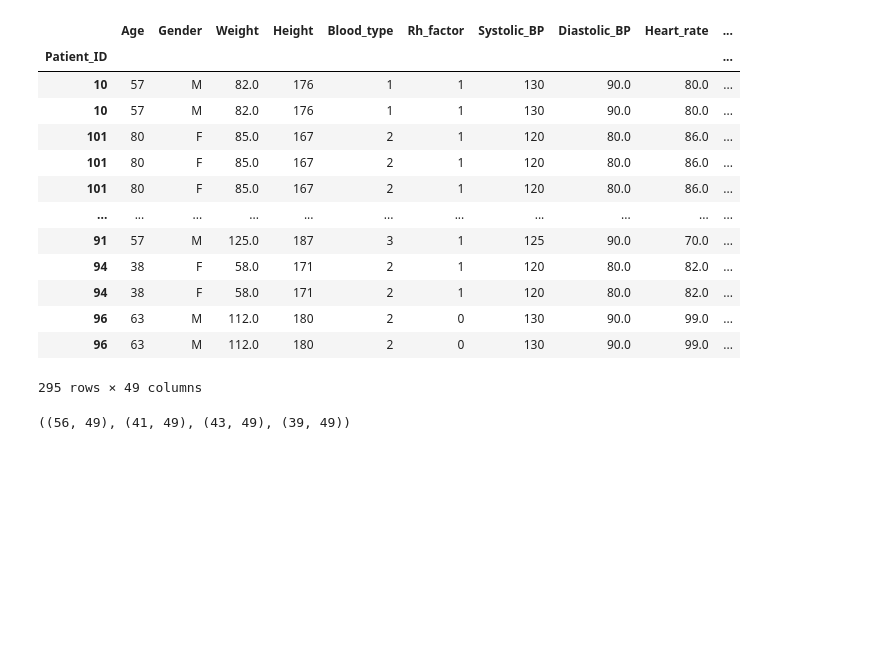
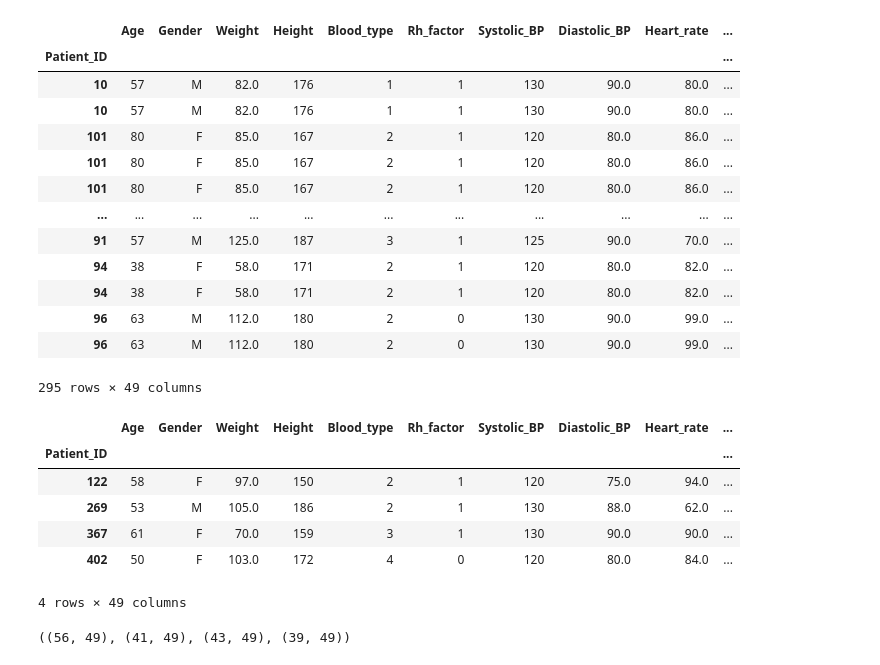
Before and after one commit to mitoclub/MCPA_osteoarthritic, a Jupyter notebook: scripts/haplogroup_analyse.ipynb, the cells around one changed output. Saved outputs shown, nothing was run; the diff lists cells and outputs as text; code cells hidden in the pictures; blank space fills up the shorter version.

```diff
--- a/scripts/haplogroup_analyse.ipynb
+++ b/scripts/haplogroup_analyse.ipynb
@@ -69,6 +69,16 @@ df_mut
 | 96 | 63 | M | 112.0 | 180 | 2 | 0 | 130 | 90.0 | 99.0 | ... |
 | 96 | 63 | M | 112.0 | 180 | 2 | 0 | 130 | 90.0 | 99.0 | ... |
 295 rows × 49 columns
+# %%
+df_mut.loc[[122, 269, 367, 402]]
+# %% [output]
+|  | Age | Gender | Weight | Height | Blood_type | Rh_factor | Systolic_BP | Diastolic_BP | Heart_rate | ... |
+| Patient_ID |  |  |  |  |  |  |  |  |  | ... |
+| 122 | 58 | F | 97.0 | 150 | 2 | 1 | 120 | 75.0 | 94.0 | ... |
+| 269 | 53 | M | 105.0 | 186 | 2 | 1 | 130 | 88.0 | 62.0 | ... |
+| 367 | 61 | F | 70.0 | 159 | 3 | 1 | 130 | 90.0 | 90.0 | ... |
+| 402 | 50 | F | 103.0 | 172 | 4 | 0 | 120 | 80.0 | 84.0 | ... |
+4 rows × 49 columns
 # %%
 carriers_408_loose = df_mut[(df_mut.MitoHPC_filter_type == 'loose') & (df_mut.mut_T408A)]
 carriers_189_loose = df_mut[(df_mut.MitoHPC_filter_type == 'loose') & (df_mut.mut_A189G)]
```
Also changed, not shown: parts of 2 cells of this notebook, 1 other file.
